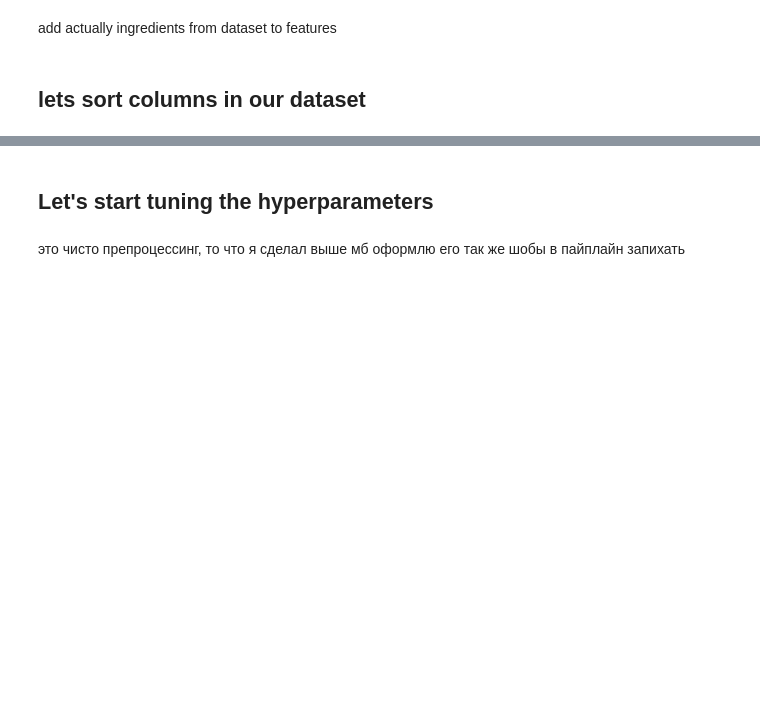
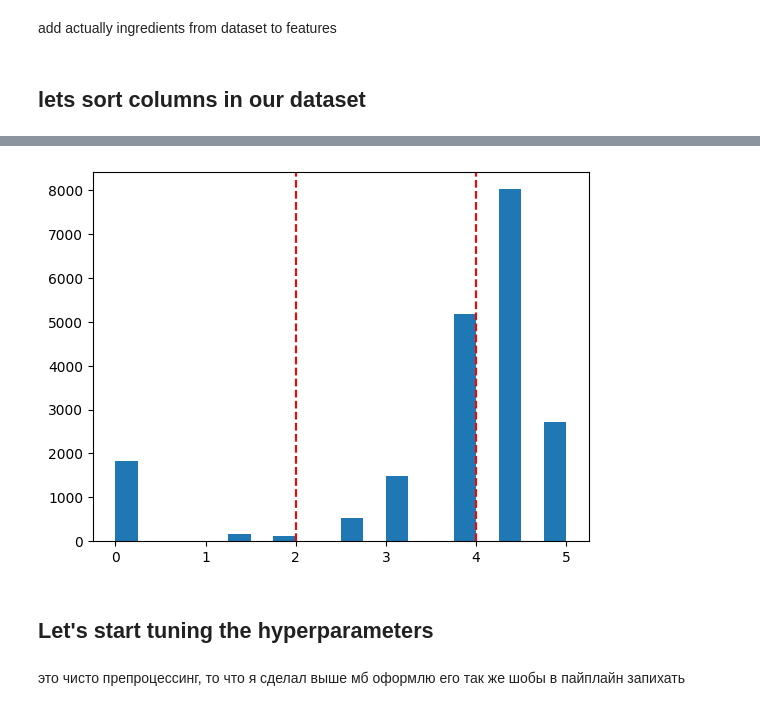
Before and after one commit to gordyay/food-nutrition-module, a Jupyter notebook: src/recipes.ipynb, the cells around one changed output, grey strips where cells are left out. Cells and saved outputs as stored; diff of their text form; code cells hidden in the pictures; blank space fills up the shorter version.

```diff
--- a/src/research.ipynb
+++ b/src/recipes.ipynb
@@ -301,3 +316,12 @@ Length: 322, dtype: float64
+# %%
+import matplotlib.pyplot as plt
+
+plt.hist(y, bins=20)
+plt.axvline(2, color='r', linestyle='--')
+plt.axvline(4, color='r', linestyle='--')
+plt.show()
+# %% [output]
+[figure, added]
 # %% [markdown]
 ## Let's start tuning the hyperparameters
 # %% [markdown]
```
Also changed, not shown: parts of 9 cells of this notebook, 1 other file.
